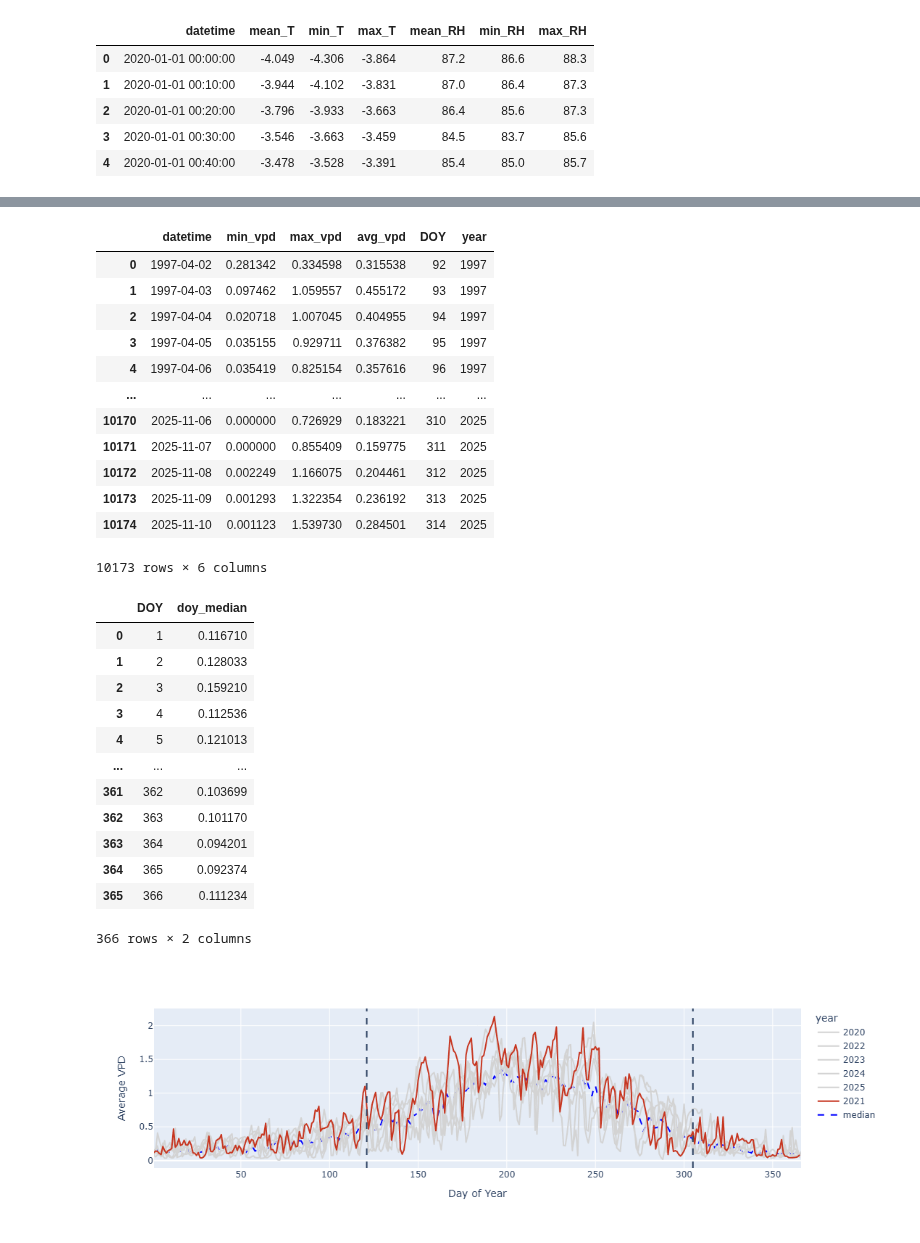
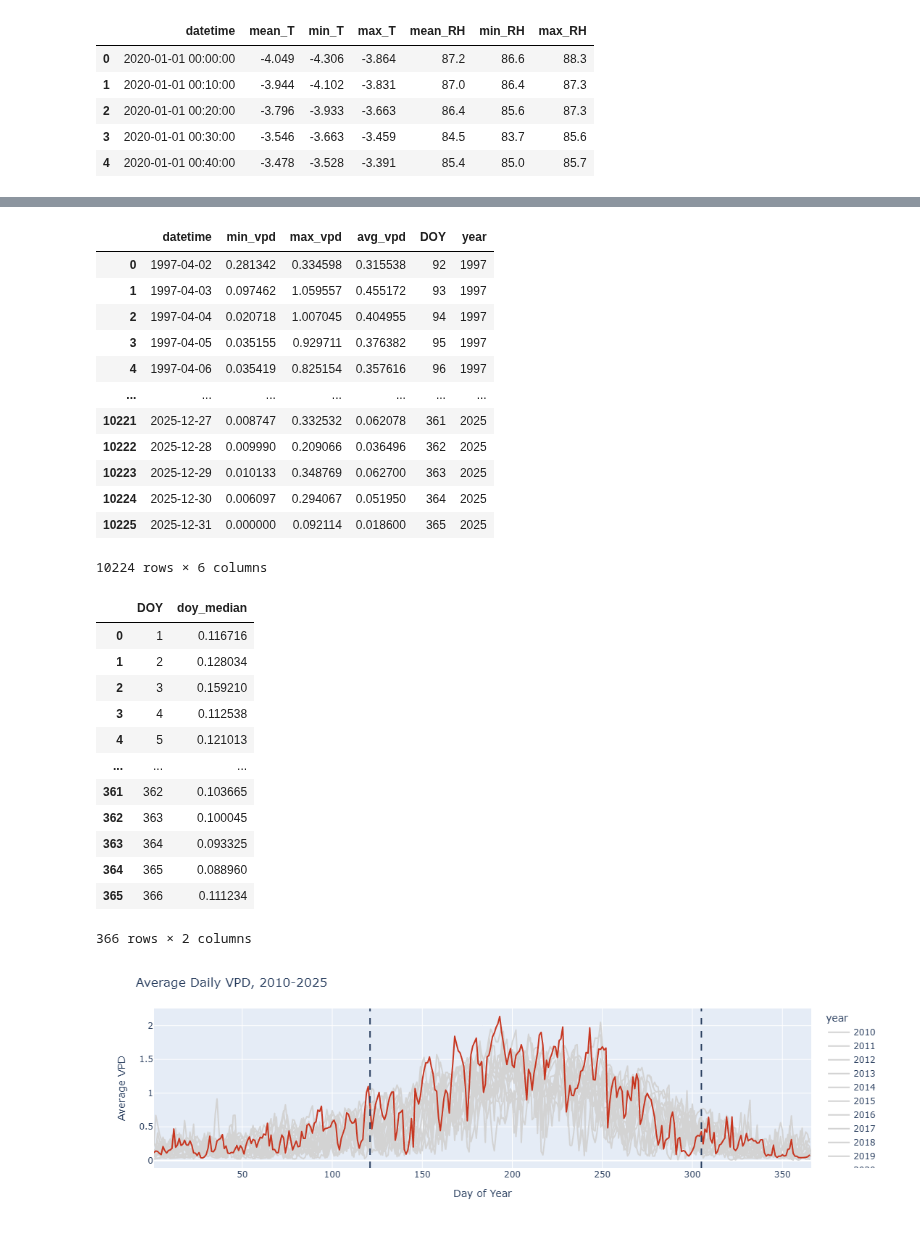
Before and after one commit to jnatali/sagehen_meadows, a Jupyter notebook: scripts/climate/VPD_long_term_analysis.ipynb, the cells around one changed output, grey strips where cells are left out. Saved outputs shown, nothing was run; the diff lists cells and outputs as text; code cells hidden in the pictures.

Commit message:
created lineplots of average daily VPD

```diff
--- a/scripts/climate/VPD_long_term_analysis.ipynb
+++ b/scripts/climate/VPD_long_term_analysis.ipynb
@@ -84,6 +68,8 @@ weather_full
 # %%
+### Transformations for full dataset
 weather_full = weather_full_raw.copy()
 weather_full['datetime'] = pd.to_datetime(weather_full.apply(lambda row: f'{row['date']} {row['time']}', axis=1), format='%Y/%m/%d %R')
 weather_full = weather_full.drop(['date', 'time'], axis='columns')
-weather_full.head()
+weather_full['vpd'] = calculate_VPD_series(weather_full, 'mean_T', 'mean_RH')
+weather_full
 # %% [output]
@@ -157,5 +134,5 @@ full_weather
 # %%
-grouped_weather = full_weather.groupby(full_weather['datetime'].apply(lambda val: val.date()), as_index=False).agg(min_vpd=('vpd', 'min'), max_vpd=('vpd', 'max'), avg_vpd=('vpd', 'mean'))
+grouped_weather = weather_full.groupby(weather_full['datetime'].apply(lambda val: val.date()), as_index=False).agg(min_vpd=('vpd', 'min'), max_vpd=('vpd', 'max'), avg_vpd=('vpd', 'mean'))
 grouped_weather['DOY'] = grouped_weather['datetime'].apply(lambda val: int(val.strftime('%j')))
 grouped_weather['year'] = grouped_weather['datetime'].apply(lambda val: int(val.strftime('%Y')))
 
@@ -170,27 +147,27 @@ grouped_weather
 | 3 | 1997-04-05 | 0.035155 | 0.929711 | 0.376382 | 95 | 1997 |
 | 4 | 1997-04-06 | 0.035419 | 0.825154 | 0.357616 | 96 | 1997 |
 | ... | ... | ... | ... | ... | ... | ... |
-| 10170 | 2025-11-06 | 0.000000 | 0.726929 | 0.183221 | 310 | 2025 |
-| 10171 | 2025-11-07 | 0.000000 | 0.855409 | 0.159775 | 311 | 2025 |
-| 10172 | 2025-11-08 | 0.002249 | 1.166075 | 0.204461 | 312 | 2025 |
-| 10173 | 2025-11-09 | 0.001293 | 1.322354 | 0.236192 | 313 | 2025 |
-| 10174 | 2025-11-10 | 0.001123 | 1.539730 | 0.284501 | 314 | 2025 |
+| 10221 | 2025-12-27 | 0.008747 | 0.332532 | 0.062078 | 361 | 2025 |
+| 10222 | 2025-12-28 | 0.009990 | 0.209066 | 0.036496 | 362 | 2025 |
+| 10223 | 2025-12-29 | 0.010133 | 0.348769 | 0.062700 | 363 | 2025 |
+| 10224 | 2025-12-30 | 0.006097 | 0.294067 | 0.051950 | 364 | 2025 |
+| 10225 | 2025-12-31 | 0.000000 | 0.092114 | 0.018600 | 365 | 2025 |
-10173 rows × 6 columns
+10224 rows × 6 columns
 # %%
 median_VPD_by_DOY = grouped_weather.groupby('DOY', as_index=False).agg(doy_median=('avg_vpd', 'median'))
 median_VPD_by_DOY
 # %% [output]
 |  | DOY | doy_median |
-| 0 | 1 | 0.116710 |
-| 1 | 2 | 0.128033 |
+| 0 | 1 | 0.116716 |
+| 1 | 2 | 0.128034 |
 | 2 | 3 | 0.159210 |
-| 3 | 4 | 0.112536 |
+| 3 | 4 | 0.112538 |
 | 4 | 5 | 0.121013 |
 | ... | ... | ... |
-| 361 | 362 | 0.103699 |
-| 362 | 363 | 0.101170 |
-| 363 | 364 | 0.094201 |
-| 364 | 365 | 0.092374 |
+| 361 | 362 | 0.103665 |
+| 362 | 363 | 0.100045 |
+| 363 | 364 | 0.093325 |
+| 364 | 365 | 0.088960 |
 | 365 | 366 | 0.111234 |
 366 rows × 2 columns
 # %%
@@ -199,26 +199,6 @@ grouped_weather_2010 = grouped_weather[(grouped_weather['year'] >= 2010)]
 # %%
-fig = px.line(grouped_weather_2020, x='DOY', y='avg_vpd', color='year')
-
-traces = list(fig.data)
-fig.data = [t for t in traces if t.name != '2021'] + [t for t in traces if t.name == '2021']
-for trace in traces:
-    if trace.name != '2021':
-        trace.line.color = 'lightgrey'
-    else:
-        trace.line.color = '#c73620'
-
-fig.add_scatter(
-    x=median_VPD_by_DOY['DOY'],
-    y=median_VPD_by_DOY['doy_median'],
-    mode='lines',
-    line=dict(color="blue", width=2, dash="dash"),
-    name='median'
-)
-
-fig.add_vline(x='121', line_dash='dash')
-fig.add_vline(x='305', line_dash='dash')
-
-fig.update_layout(xaxis_title='Day of Year', yaxis_title='Average VPD')
-fig.show()
+fig_2010 = create_annual_lineplot(grouped_weather, vpd_column='avg_vpd', year_list=list(range(2010,2025 + 1)), highlight_year='2021')
+fig_2010.update_layout(title='Average Daily VPD, 2010-2025', xaxis_title='Day of Year', yaxis_title='Average VPD')
+fig_2010.show()
 # %% [output]
-[figure, old version]
+[figure, new version]
```
Also changed, not shown: parts of 7 cells of this notebook.
